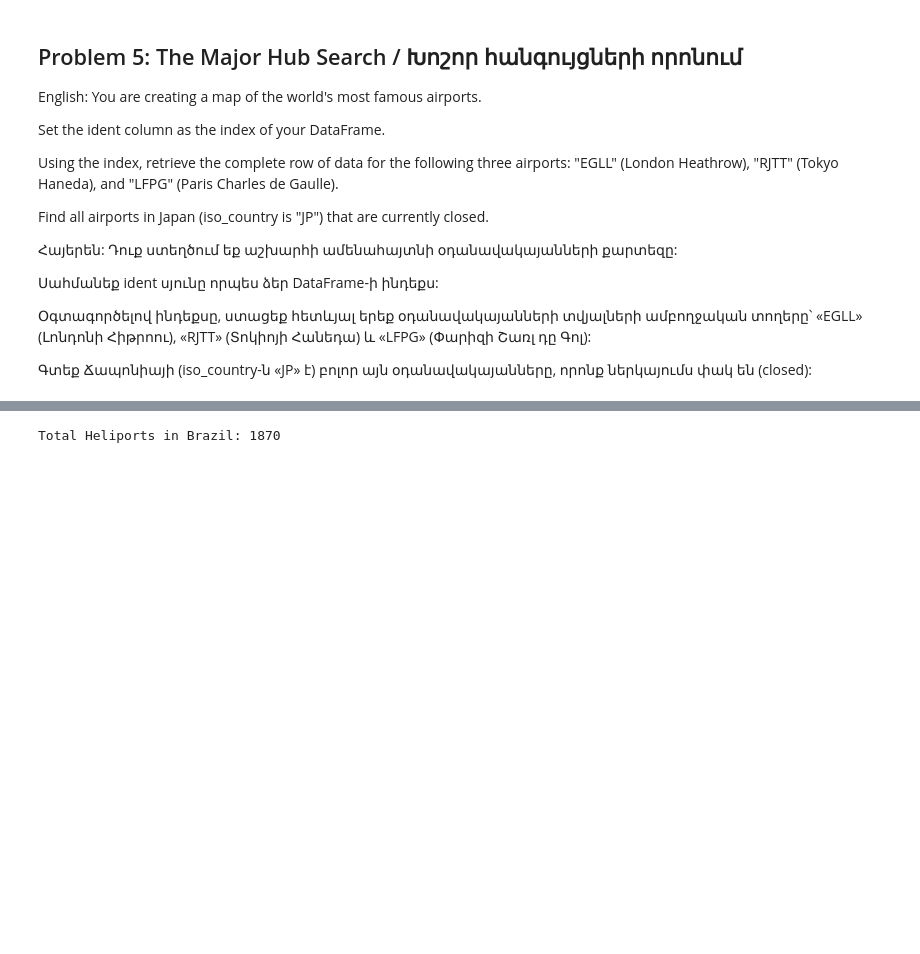
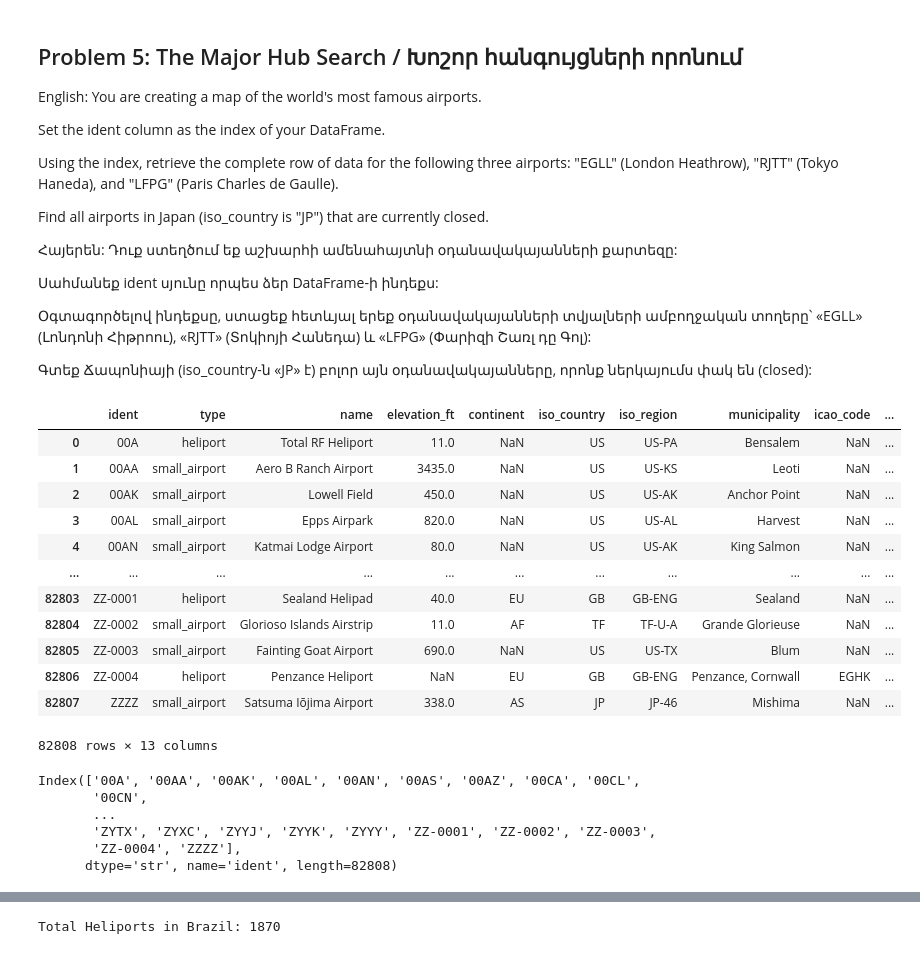
Before and after one commit to iamlajoya21/ml_bootcamp, a Jupyter notebook: Homeworks/homework11.ipynb, the cells around one changed output, grey strips where cells are left out. Drawn from its saved outputs; the diff is of its cells as text; code cells hidden in the pictures; blank space fills up the shorter version.

Commit message:
ADD: HW11 and classwokr solutions

```diff
--- a/Homeworks/homework11.ipynb
+++ b/Homeworks/homework11.ipynb
@@ -84,3 +84,36 @@ Find all airports in Japan (iso_country is "JP") that are currently closed.
 Օգտագործելով ինդեքսը, ստացեք հետևյալ երեք օդանավակայանների տվյալների ամբողջական տողերը՝ «EGLL» (Լոնդոնի Հիթրոու), «RJTT» (Տոկիոյի Հանեդա) և «LFPG» (Փարիզի Շառլ դը Գոլ):
 
 Գտեք Ճապոնիայի (iso_country-ն «JP» է) բոլոր այն օդանավակայանները, որոնք ներկայումս փակ են (closed):
+# %%
+# --- Solution 5: Hub Indexing & Japan Audit ---
+# Set index to 'ident'
+df_indexed = df.set_index('ident')
+# Label-based retrieval
+major_hubs = df_indexed.loc[['EGLL', 'RJTT', 'LFPG']]
+# Find closed airports in Japan
+closed_japan = df[(df['iso_country'] == 'JP') & (df['type'] == 'closed')]
+# %%
+df
+# %% [output]
+|  | ident | type | name | elevation_ft | continent | iso_country | iso_region | municipality | icao_code | ... |
+| 0 | 00A | heliport | Total RF Heliport | 11.0 | NaN | US | US-PA | Bensalem | NaN | ... |
+| 1 | 00AA | small_airport | Aero B Ranch Airport | 3435.0 | NaN | US | US-KS | Leoti | NaN | ... |
+| 2 | 00AK | small_airport | Lowell Field | 450.0 | NaN | US | US-AK | Anchor Point | NaN | ... |
+| 3 | 00AL | small_airport | Epps Airpark | 820.0 | NaN | US | US-AL | Harvest | NaN | ... |
+| 4 | 00AN | small_airport | Katmai Lodge Airport | 80.0 | NaN | US | US-AK | King Salmon | NaN | ... |
+| ... | ... | ... | ... | ... | ... | ... | ... | ... | ... | ... |
+| 82803 | ZZ-0001 | heliport | Sealand Helipad | 40.0 | EU | GB | GB-ENG | Sealand | NaN | ... |
+| 82804 | ZZ-0002 | small_airport | Glorioso Islands Airstrip | 11.0 | AF | TF | TF-U-A | Grande Glorieuse | NaN | ... |
+| 82805 | ZZ-0003 | small_airport | Fainting Goat Airport | 690.0 | NaN | US | US-TX | Blum | NaN | ... |
+| 82806 | ZZ-0004 | heliport | Penzance Heliport | NaN | EU | GB | GB-ENG | Penzance, Cornwall | EGHK | ... |
+| 82807 | ZZZZ | small_airport | Satsuma Iōjima Airport | 338.0 | AS | JP | JP-46 | Mishima | NaN | ... |
+82808 rows × 13 columns
+# %%
+df_indexed.index
+# %% [output]
+Index(['00A', '00AA', '00AK', '00AL', '00AN', '00AS', '00AZ', '00CA', '00CL',
+       '00CN',
+       ...
+       'ZYTX', 'ZYXC', 'ZYYJ', 'ZYYK', 'ZYYY', 'ZZ-0001', 'ZZ-0002', 'ZZ-0003',
+       'ZZ-0004', 'ZZZZ'],
+      dtype='str', name='ident', length=82808)
```
Also changed, not shown: parts of 14 cells of this notebook, 1 other file.
